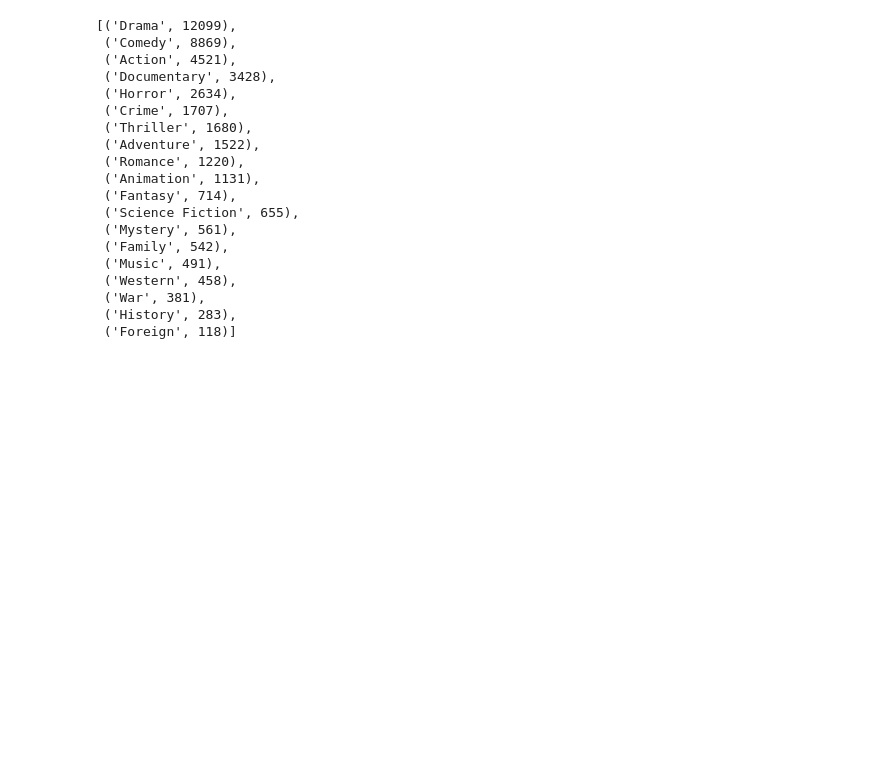
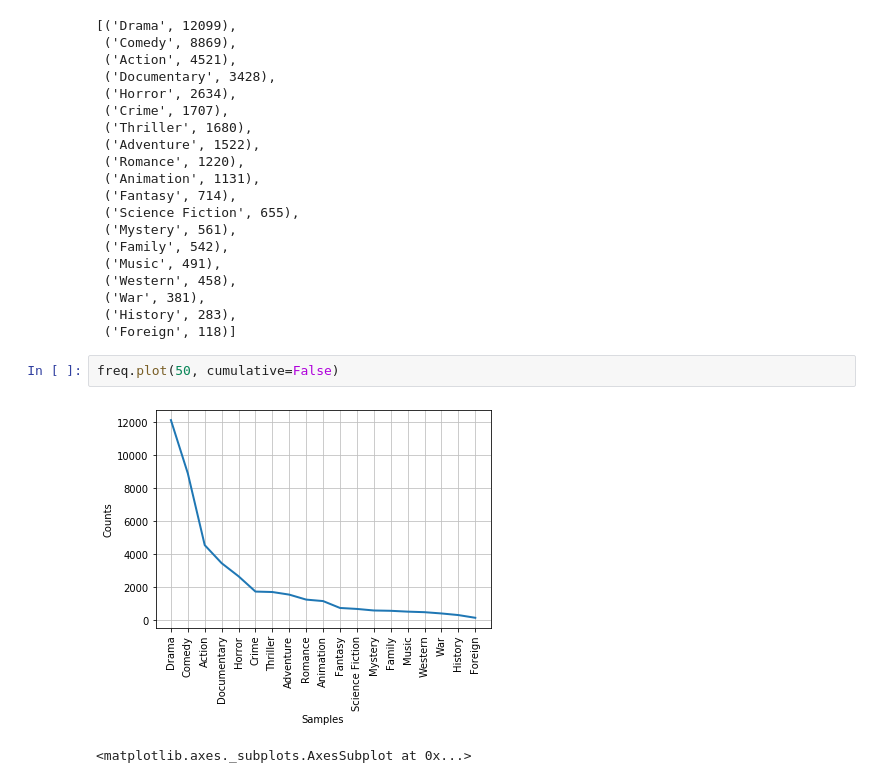
Before and after one commit to yjthoo/MovieGenreClassifier, a Jupyter notebook: preprocessing.ipynb, the cells around one changed output. Saved outputs shown, nothing was run; the diff lists cells and outputs as text; blank space fills up the shorter version.

```diff
--- a/preprocessing.ipynb
+++ b/preprocessing.ipynb
@@ -316,3 +319,8 @@ freq.most_common(50)
  ('War', 381),
  ('History', 283),
  ('Foreign', 118)]
+# %%
+freq.plot(50, cumulative=False)
+# %% [output]
+[figure, added]
+<matplotlib.axes._subplots.AxesSubplot at 0x...>
```
Also changed, not shown: parts of 5 cells of this notebook, 6 other files.
